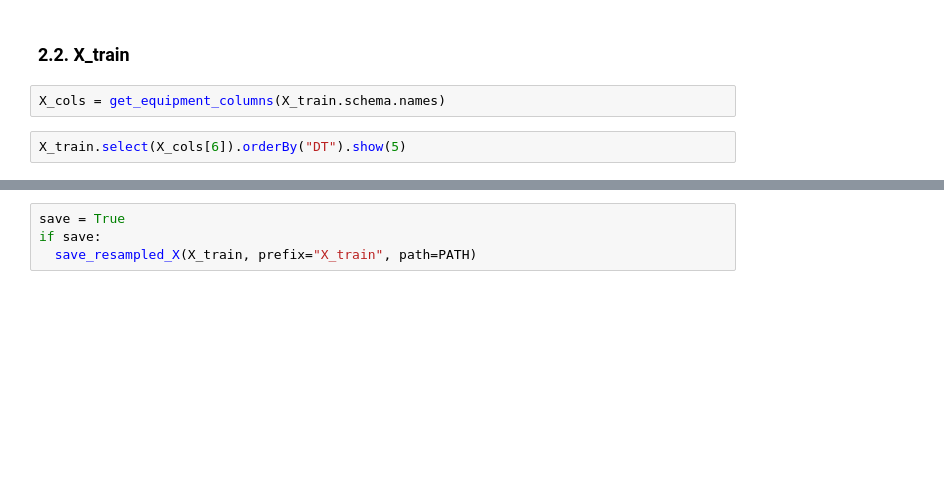
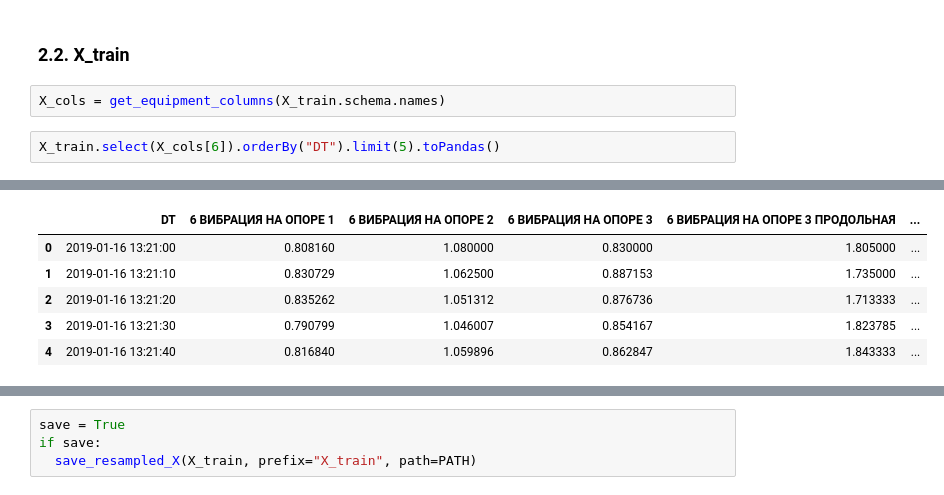
Before and after one commit to YaninaK/predictive-maintenance, a Jupyter notebook: notebooks/01_EDA.ipynb, the cells around one changed output, grey strips where cells are left out. Saved outputs shown, nothing was run; the diff lists cells and outputs as text; blank space fills up the shorter version.

```diff
--- a/notebooks/01_EDA.ipynb
+++ b/notebooks/01_EDA.ipynb
@@ -507,5 +484,5 @@ X.shape = (981, 150)
 # %%
 X_cols = get_equipment_columns(X_train.schema.names)
 # %%
-X_train.select(X_cols[6]).orderBy("DT").show(5)
+X_train.select(X_cols[6]).orderBy("DT").limit(5).toPandas()
 # %% [output]
@@ -522,3 +489,9 @@ only showing top 5 rows
+|  | DT | 6 ВИБРАЦИЯ НА ОПОРЕ 1 | 6 ВИБРАЦИЯ НА ОПОРЕ 2 | 6 ВИБРАЦИЯ НА ОПОРЕ 3 | 6 ВИБРАЦИЯ НА ОПОРЕ 3 ПРОДОЛЬНАЯ | ... |
+| 0 | 2019-01-16 13:21:00 | 0.808160 | 1.080000 | 0.830000 | 1.805000 | ... |
+| 1 | 2019-01-16 13:21:10 | 0.830729 | 1.062500 | 0.887153 | 1.735000 | ... |
+| 2 | 2019-01-16 13:21:20 | 0.835262 | 1.051312 | 0.876736 | 1.713333 | ... |
+| 3 | 2019-01-16 13:21:30 | 0.790799 | 1.046007 | 0.854167 | 1.823785 | ... |
+| 4 | 2019-01-16 13:21:40 | 0.816840 | 1.059896 | 0.862847 | 1.843333 | ... |
 # %%
 i = 4
 (
```
Also changed, not shown: parts of 10 cells of this notebook.
